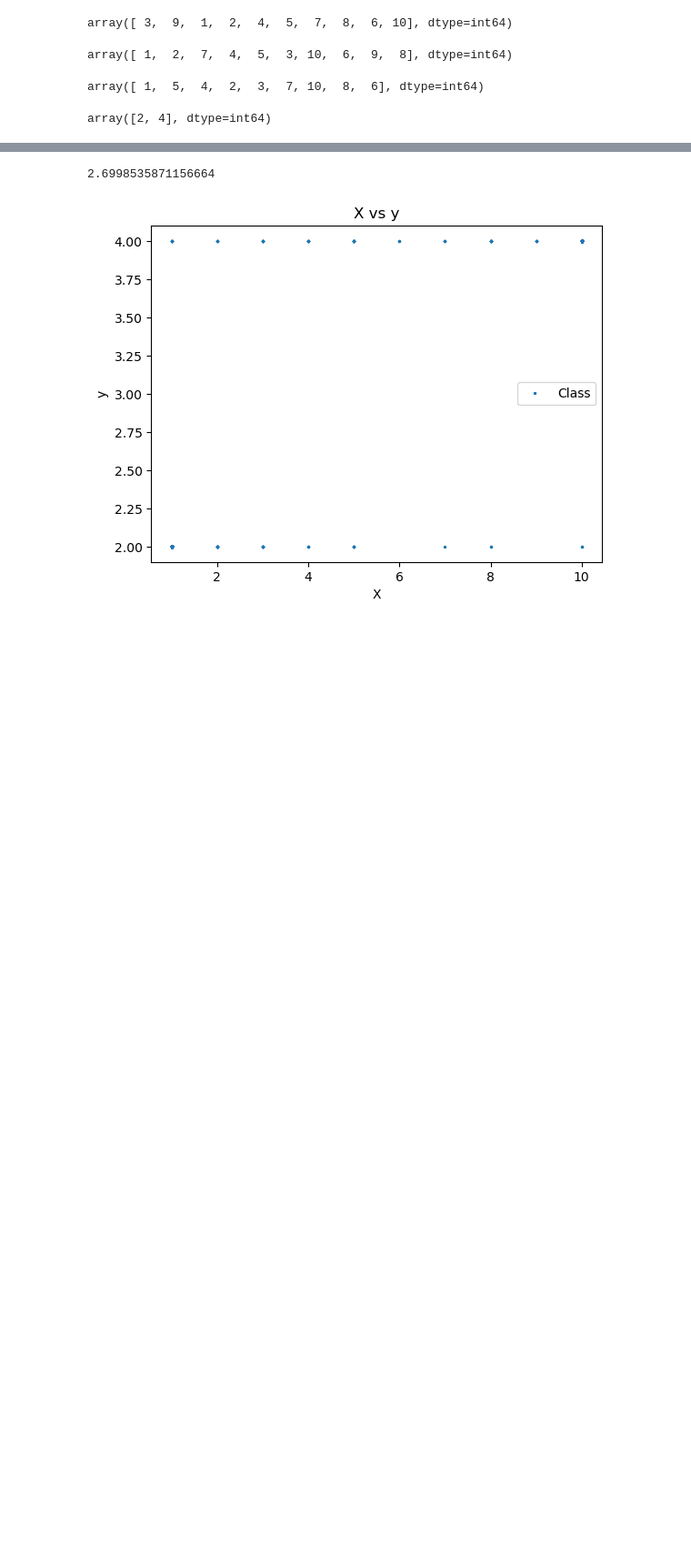
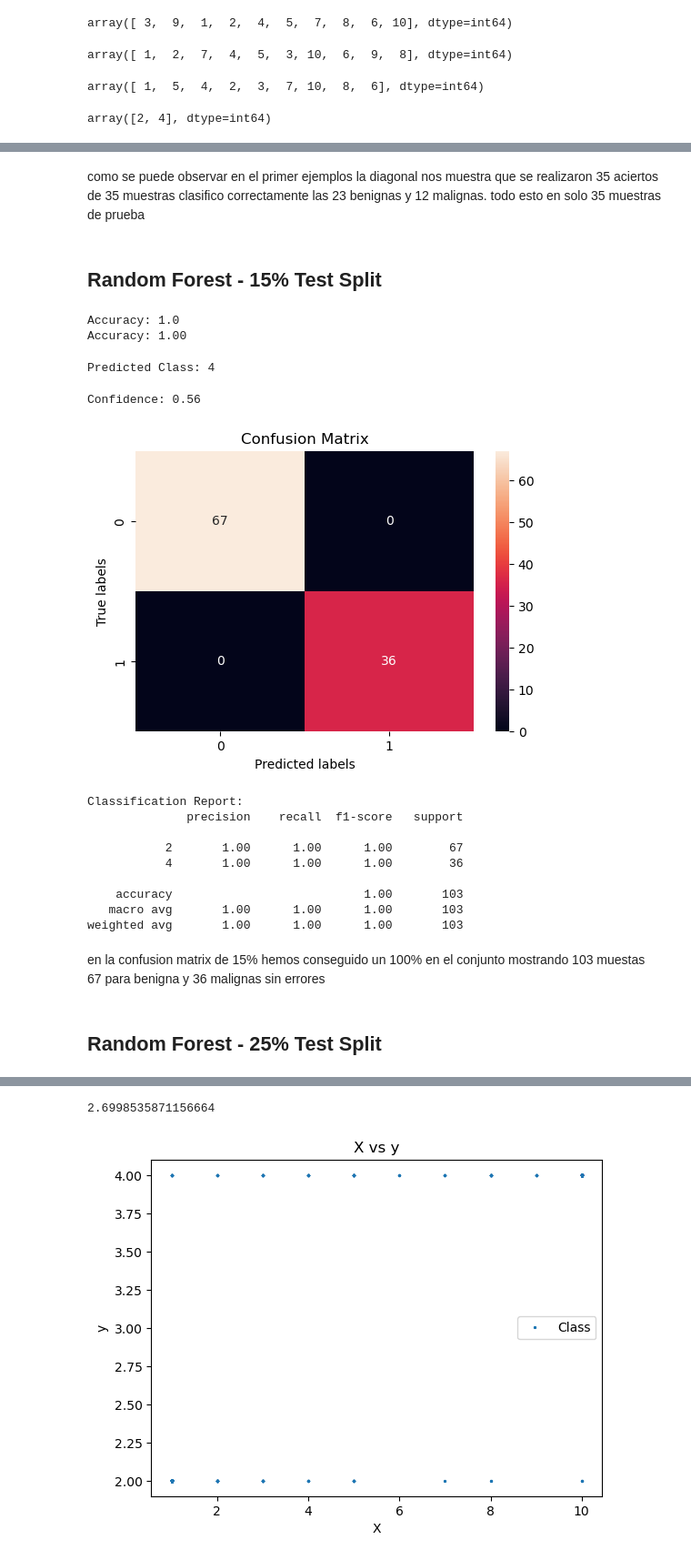
Before and after one commit to 2026491-max/Machine-Learning, a Jupyter notebook: Machine_Learning.ipynb, the cells around one changed output, grey strips where cells are left out. Shown at 91% size. Saved outputs shown, nothing was run; the diff lists cells and outputs as text; code cells hidden in the pictures; blank space fills up the shorter version.

```diff
--- a/Machine_Learning.ipynb
+++ b/Machine_Learning.ipynb
@@ -799,0 +532,4 @@ como podemos observar la accuracy media estuvo entre 96,10% y 97.07% entre los 3
+# %% [markdown]
+como se puede observar en el primer ejemplos la diagonal nos muestra que se realizaron 35 aciertos de 35 muestras clasifico correctamente las 23 benignas y 12 malignas. todo esto en solo 35 muestras de prueba
+# %% [markdown]
+## Random Forest - 15% Test Split
@@ -799,0 +539,76 @@ como podemos observar la accuracy media estuvo entre 96,10% y 97.07% entre los 3
+# %%
+#Import Random Forest Model
+from sklearn.ensemble import RandomForestClassifier
+
+#Create a random forest Classifier
+clf_RF = RandomForestClassifier(n_estimators = 100, random_state = 42)
+
+#Train the model using the training sets y_pred=clf.predict(X_test)
+clf_RF.fit(X_train, y_train)
+
+y_pred = clf_RF.predict(X_test)
+# %%
+#Import scikit-learn metrics module for accuracy calculation
+from sklearn import metrics
+
+# Model Accuracy, how often is the classifier correct?
+print("Accuracy:",metrics.accuracy_score(y_test, y_pred))
+
+# Rounded upto 2 decimal places
+print( "Accuracy: {:.2f}".format(metrics.accuracy_score(y_test, y_pred)) )
+# %% [output]
+Accuracy: 1.0
+Accuracy: 1.00
+# %%
+# NEW SAMPLE prediction (correct way)
+new_sample = [[1,2,3,4,5,6,7,8,9]]
+
+prediction = clf_RF.predict(new_sample)              # predict class
+proba = clf_RF.predict_proba(new_sample)             # predict probabilities
+
+# Class names
+print("Predicted Class:", prediction[0])
+# %% [output]
+Predicted Class: 4
+# %%
+print("Confidence:", round(max(proba[0]), 3))
+# %% [output]
+Confidence: 0.56
+# %%
+from sklearn.metrics import confusion_matrix, classification_report
+import seaborn as sns
+import matplotlib.pyplot as plt
+
+# Predict by using an object classifier 'clf'
+y_predict = clf_RF.predict(X_test)
+
+# Calculate cm by using a method named as 'confusion_matrix'
+cm = confusion_matrix(y_test, y_predict)
+
+# Plot confusion matrix with integers using seaborn heatmap
+plt.figure(figsize = (6, 4))
+sns.heatmap(cm, annot = True, fmt = 'd')        # 'd' stands for integer format
+plt.xlabel('Predicted labels')
+plt.ylabel('True labels')
+plt.title('Confusion Matrix')
+plt.show()
+
+# Generate classification report
+report = classification_report(y_test, y_predict)
+print("Classification Report:")
+print(report)
+# %% [output]
+[figure, added]
+Classification Report:
+              precision    recall  f1-score   support
+
+           2       1.00      1.00      1.00        67
+           4       1.00      1.00      1.00        36
+
+    accuracy                           1.00       103
+   macro avg       1.00      1.00      1.00       103
+weighted avg       1.00      1.00      1.00       103
+# %% [markdown]
+en la confusion matrix de 15% hemos conseguido un 100% en el conjunto mostrando 103 muestas 67 para benigna y 36 malignas sin errores
+# %% [markdown]
+## Random Forest - 25% Test Split
```
Also changed, not shown: parts of 105 cells of this notebook, 2 other files.
